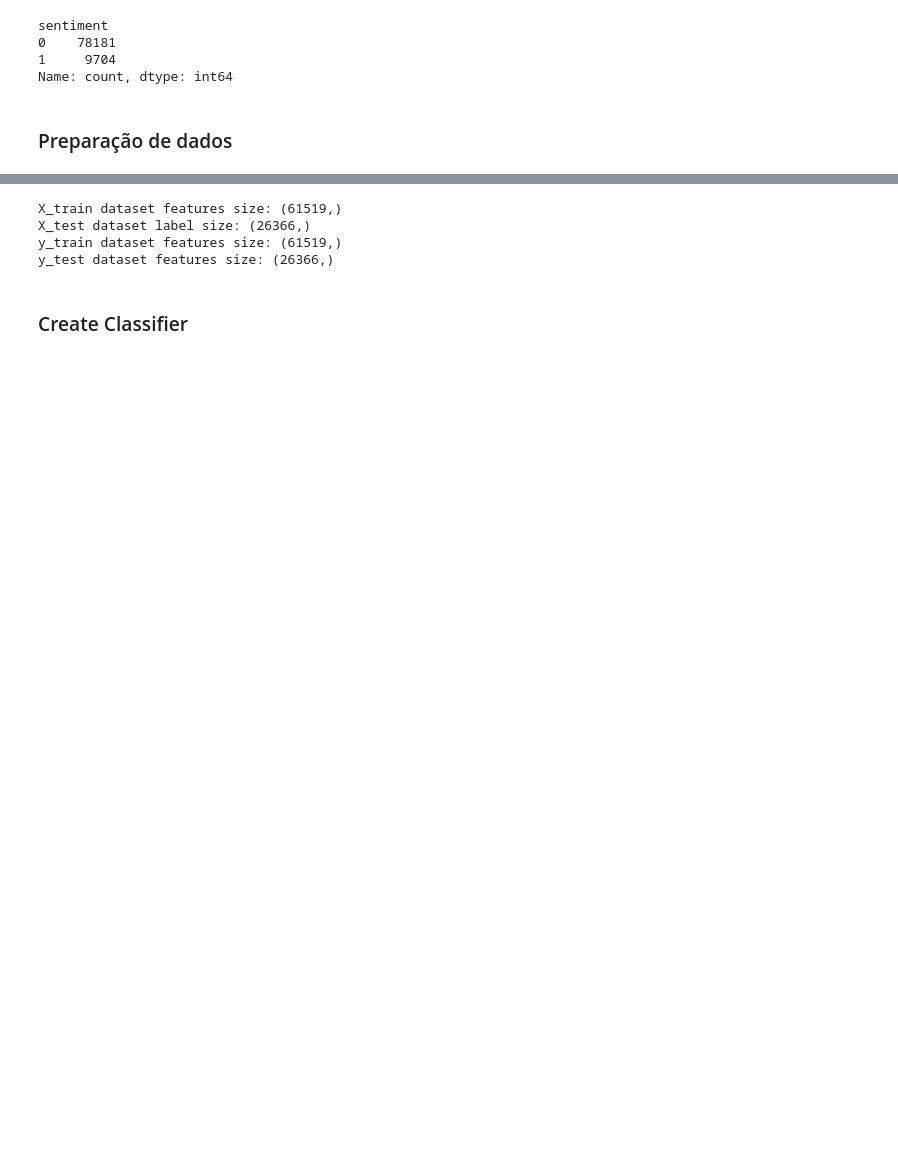
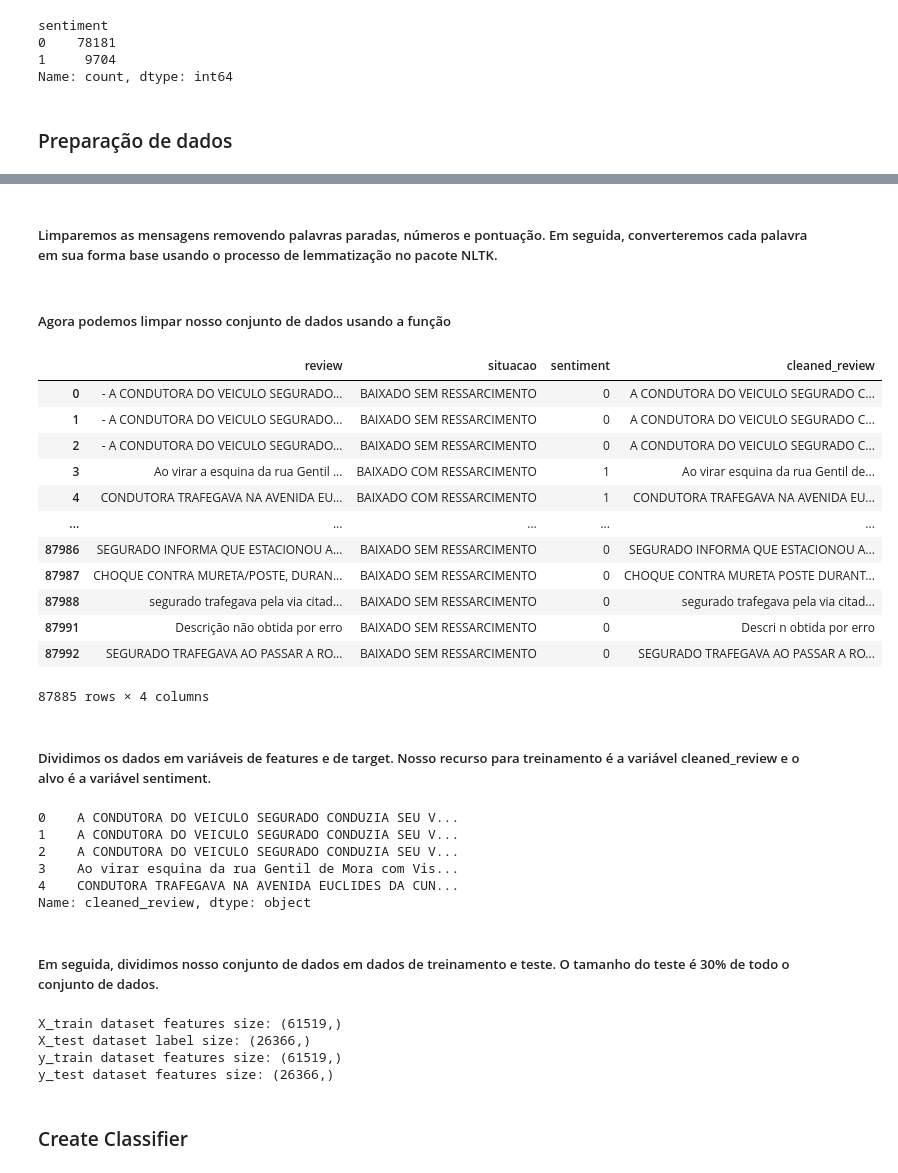
Before and after one commit to renatodias08/pipelineRessarcimento, a Jupyter notebook: jupyter/notebooks/ProcessoRessarcimento_NLP_Passo_2_dump_pkl_.ipynb, the cells around one changed output, grey strips where cells are left out. Cells and saved outputs as stored; diff of their text form; code cells hidden in the pictures; blank space fills up the shorter version.

```diff
--- a/jupyter/notebooks/ProcessoRessarcimento_NLP_Passo_2_dump_pkl_.ipynb
+++ b/jupyter/notebooks/ProcessoRessarcimento_NLP_Passo_2_dump_pkl_.ipynb
@@ -98 +135,3 @@ Name: count, dtype: int64
+# %% [markdown]
+##### Limparemos as mensagens removendo palavras paradas, números e pontuação. Em seguida, converteremos cada palavra em sua forma base usando o processo de lemmatização no pacote NLTK.
 # %%
@@ -125,7 +164,23 @@ def text_cleaning(text, remove_stop_words=True, lemmatize_words=True):
 
     # Return a list of words
     return(text)
+# %% [markdown]
+##### Agora podemos limpar nosso conjunto de dados usando a função
 # %%
 #clean the review
 data["cleaned_review"] = data["review"].apply(text_cleaning)
-data
+data.head()
+# %% [output]
+|  | review | situacao | sentiment | cleaned_review |
+| 0 | - A CONDUTORA DO VEICULO SEGURADO... | BAIXADO SEM RESSARCIMENTO | 0 | A CONDUTORA DO VEICULO SEGURADO C... |
+| 1 | - A CONDUTORA DO VEICULO SEGURADO... | BAIXADO SEM RESSARCIMENTO | 0 | A CONDUTORA DO VEICULO SEGURADO C... |
+| 2 | - A CONDUTORA DO VEICULO SEGURADO... | BAIXADO SEM RESSARCIMENTO | 0 | A CONDUTORA DO VEICULO SEGURADO C... |
+| 3 | Ao virar a esquina da rua Gentil ... | BAIXADO COM RESSARCIMENTO | 1 | Ao virar esquina da rua Gentil de... |
+| 4 | CONDUTORA TRAFEGAVA NA AVENIDA EU... | BAIXADO COM RESSARCIMENTO | 1 | CONDUTORA TRAFEGAVA NA AVENIDA EU... |
+| ... | ... | ... | ... | ... |
+| 87986 | SEGURADO INFORMA QUE ESTACIONOU A... | BAIXADO SEM RESSARCIMENTO | 0 | SEGURADO INFORMA QUE ESTACIONOU A... |
+| 87987 | CHOQUE CONTRA MURETA/POSTE, DURAN... | BAIXADO SEM RESSARCIMENTO | 0 | CHOQUE CONTRA MURETA POSTE DURANT... |
+| 87988 | segurado trafegava pela via citad... | BAIXADO SEM RESSARCIMENTO | 0 | segurado trafegava pela via citad... |
+| 87991 | Descrição não obtida por erro | BAIXADO SEM RESSARCIMENTO | 0 | Descri n obtida por erro |
+| 87992 | SEGURADO TRAFEGAVA AO PASSAR A RO... | BAIXADO SEM RESSARCIMENTO | 0 | SEGURADO TRAFEGAVA AO PASSAR A RO... |
+87885 rows × 4 columns
@@ -138,3 +187,18 @@ features
+# %% [markdown]
+##### Dividimos os dados em variáveis de features e de target. Nosso recurso para treinamento é a variável cleaned_review e o alvo é a variável sentiment.
+# %%
+features = data["cleaned_review"]
+target = data.sentiment.values
+features.head()
+# %% [output]
+0    A CONDUTORA DO VEICULO SEGURADO CONDUZIA SEU V...
+1    A CONDUTORA DO VEICULO SEGURADO CONDUZIA SEU V...
+2    A CONDUTORA DO VEICULO SEGURADO CONDUZIA SEU V...
+3    Ao virar esquina da rua Gentil de Mora com Vis...
+4    CONDUTORA TRAFEGAVA NA AVENIDA EUCLIDES DA CUN...
+Name: cleaned_review, dtype: object
+# %% [markdown]
+##### Em seguida, dividimos nosso conjunto de dados em dados de treinamento e teste. O tamanho do teste é 30% de todo o conjunto de dados.
 # %%
 # split data into train and validate
 
```
Also changed, not shown: parts of 40 cells of this notebook, 3 other files.
